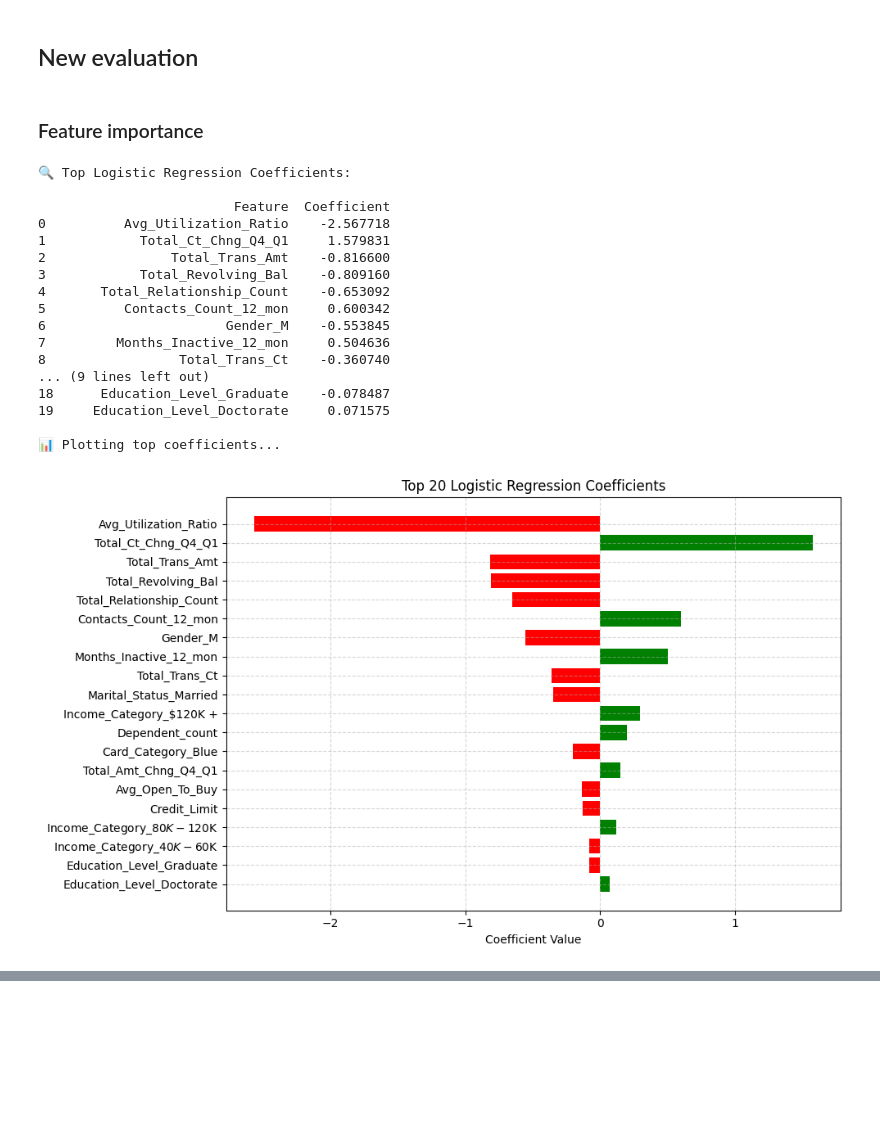
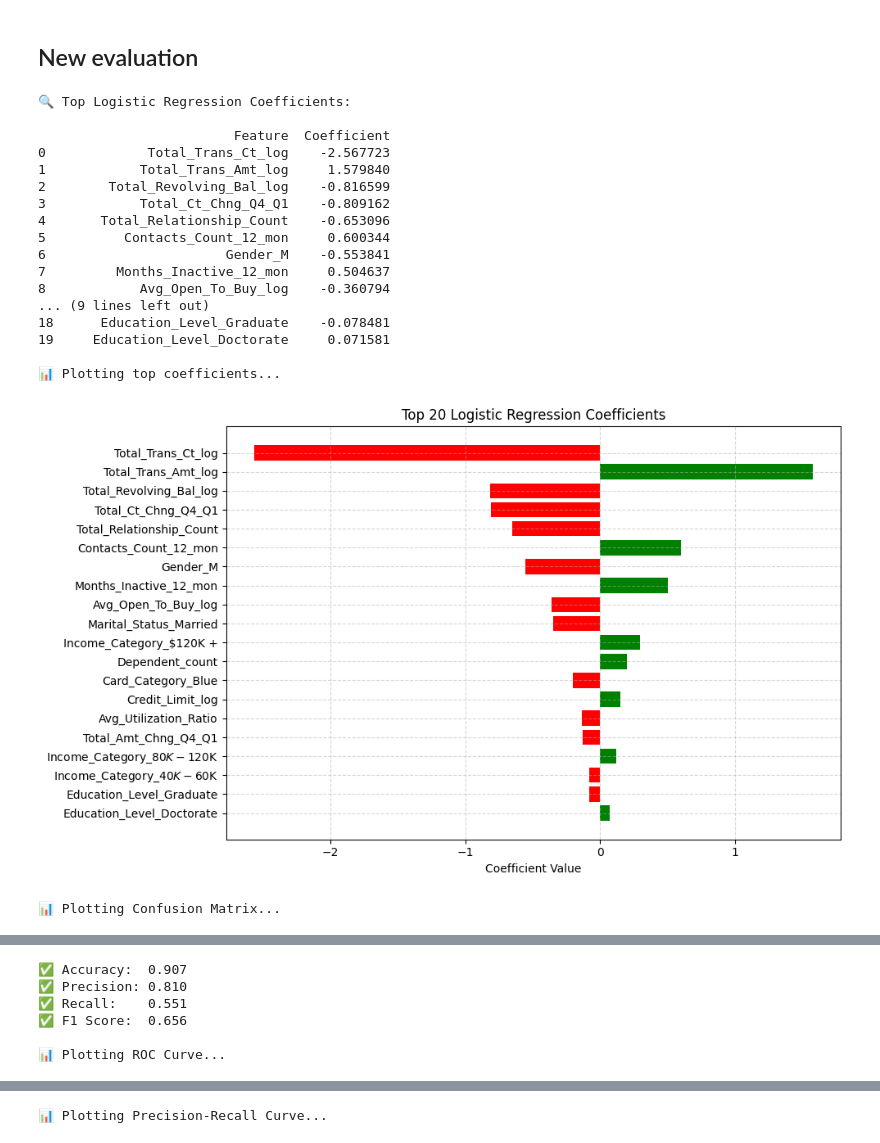
Before and after one commit to DigimonFrankie/Projects, a Jupyter notebook: Predicting Credit Card Customer Churn: A Data-Driven Approach to Retention Strategy/Logistic Regression.ipynb, the cells around one changed output, grey strips where cells are left out. Saved outputs shown, nothing was run; the diff lists cells and outputs as text; code cells hidden in the pictures; blank space fills up the shorter version.

```diff
--- a/Predicting Credit Card Customer Churn: A Data-Driven Approach to Retention Strategy/Logistic Regression.ipynb
+++ b/Predicting Credit Card Customer Churn: A Data-Driven Approach to Retention Strategy/Logistic Regression.ipynb
@@ -1013,6 +996,6 @@ Log transformation, however, does make distributions more normal and models more
 ## Split train and test data
 data_new = data_log[all_features]
 
-search_new, X_test_new, y_test_new, y_pred_new, y_proba_new = train_logreg_pipeline(data=data_new)
+search_new, X_test_new, y_test_new, y_pred_new, y_proba_new, cat_cols_new, num_cols_new = train_logreg_pipeline(data=data_new)
 # %% [output]
 Best parameters: {'logreg__C': 0.19780827689353772, 'logreg__penalty': 'l1'}
@@ -1042,25 +1016,26 @@ coef_new = best_model_new.named_steps["logreg"].coef_.flatten()
+# %%
+best_model_new, coef_new, all_feature_names_new = get_best_model(search_new, cat_cols_new, num_cols_new)
 # %% [markdown]
 ## New evaluation
-# %% [markdown]
-### Feature importance
-# %%
-plot_feature_importance(coef = coef_new, all_feature_names = all_feature_names_new, top_n=20)
-# %% [output]
-🔍 Top Logistic Regression Coefficients:
-
-                         Feature  Coefficient
-0          Avg_Utilization_Ratio    -2.567718
-1            Total_Ct_Chng_Q4_Q1     1.579831
-2                Total_Trans_Amt    -0.816600
-3            Total_Revolving_Bal    -0.809160
-4       Total_Relationship_Count    -0.653092
-5          Contacts_Count_12_mon     0.600342
-6                       Gender_M    -0.553845
-7         Months_Inactive_12_mon     0.504636
-8                 Total_Trans_Ct    -0.360740
-... (9 lines left out)
-18      Education_Level_Graduate    -0.078487
-19     Education_Level_Doctorate     0.071575
-
-📊 Plotting top coefficients...
-[figure, removed]
+# %%
+plot_metrics(y_test, y_pred_new, y_proba_new, coef_new, best_model_new, all_feature_names_new, top_n=20)
+# %% [output]
+🔍 Top Logistic Regression Coefficients:
+
+                         Feature  Coefficient
+0             Total_Trans_Ct_log    -2.567723
+1            Total_Trans_Amt_log     1.579840
+2        Total_Revolving_Bal_log    -0.816599
+3            Total_Ct_Chng_Q4_Q1    -0.809162
+4       Total_Relationship_Count    -0.653096
+5          Contacts_Count_12_mon     0.600344
+6                       Gender_M    -0.553841
+7         Months_Inactive_12_mon     0.504637
+8            Avg_Open_To_Buy_log    -0.360794
+... (9 lines left out)
+18      Education_Level_Graduate    -0.078481
+19     Education_Level_Doctorate     0.071581
+
+📊 Plotting top coefficients...
+[figure, added]
+📊 Plotting Confusion Matrix...
@@ -1066,0 +1043,6 @@ plot_feature_importance(coef = coef_new, all_feature_names = all_feature_names_n
+✅ Accuracy:  0.907
+✅ Precision: 0.810
+✅ Recall:    0.551
+✅ F1 Score:  0.656
+
+📊 Plotting ROC Curve...
@@ -1066,0 +1050 @@ plot_feature_importance(coef = coef_new, all_feature_names = all_feature_names_n
+📊 Plotting Precision-Recall Curve...
```
Also changed, not shown: parts of 47 cells of this notebook.
